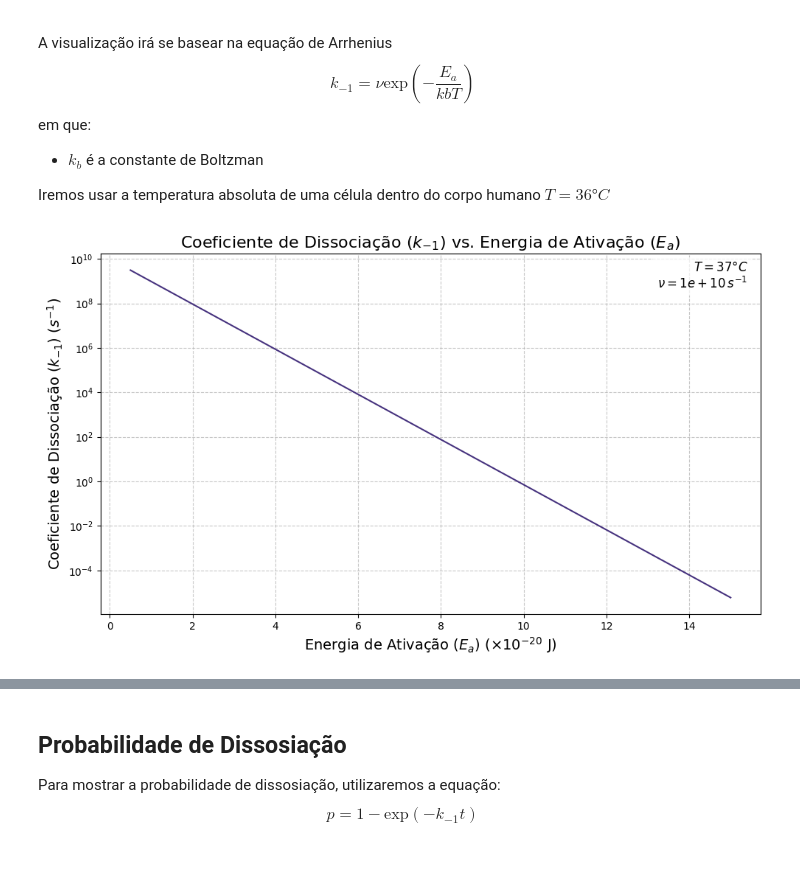
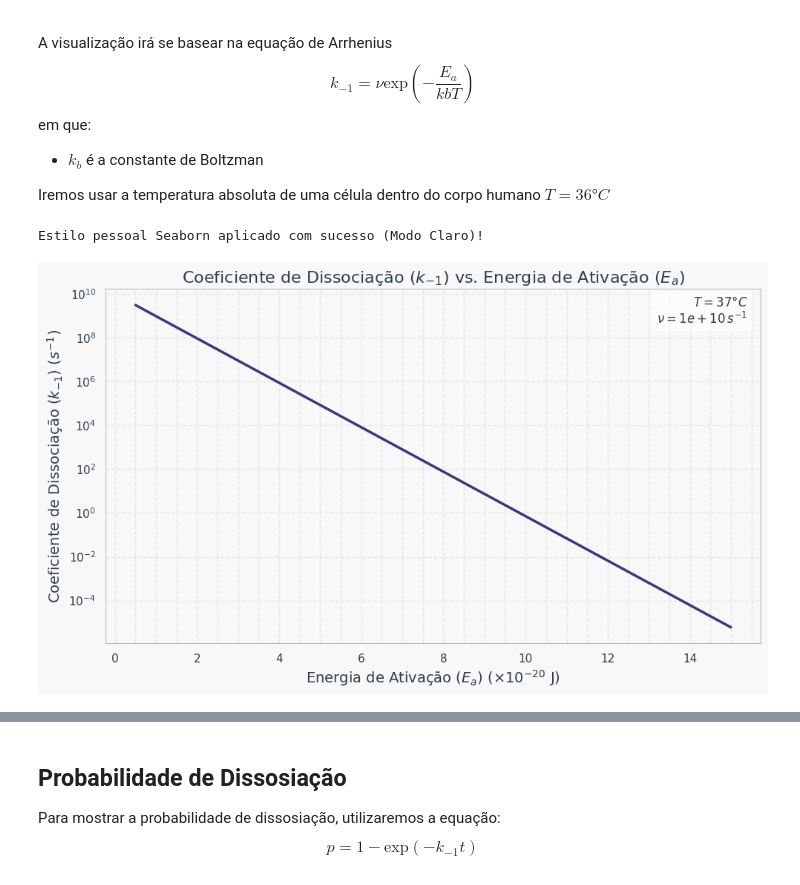
Before and after one commit to orosagustavo/transport-phen-biological, a Jupyter notebook: seminario/coef_dissociacao.ipynb, the cells around one changed output, grey strips where cells are left out. Saved outputs shown, nothing was run; the diff lists cells and outputs as text; code cells hidden in the pictures.

```diff
--- a/seminario/coef_dissociacao.ipynb
+++ b/seminario/coef_dissociacao.ipynb
@@ -33,21 +34,23 @@ nu_range = np.logspace(8, 13, 500) # Faixa de fator pré-exponencial (logarítmi
 k_minus_1_vs_nu = nu_range * np.exp(-Ea_fixed / (kB * T))
 # %%
 # Plot 1: k_-1 vs Ea
+style_gustavo(False)
 plt.figure(figsize=(10, 6))
 plt.plot(Ea_range * 1e20, k_minus_1_vs_Ea, color=sns.color_palette("viridis")[0])
 plt.title(r'Coeficiente de Dissociação ($k_{-1}$) vs. Energia de Ativação ($E_a$)', fontsize=16)
 plt.xlabel(r'Energia de Ativação ($E_a$) ($\times 10^{-20}$ J)', fontsize=14)
 plt.ylabel(r'Coeficiente de Dissociação ($k_{-1}$) ($s^{-1}$)', fontsize=14)
 plt.yscale('log')
 plt.grid(True, which="both", ls="--", alpha=0.7)
 plt.text(0.98, 0.98, f'$T = {T-273.15:.0f}°C$\n$\\nu = {nu_fixed:.0e}\\,s^{{-1}}$',
          horizontalalignment='right', verticalalignment='top',
          transform=plt.gca().transAxes, fontsize=12, bbox=dict(facecolor='white', alpha=0.7, edgecolor='none'))
 plt.tight_layout()
 plt.savefig(os.path.join(img_path, 'coef_diss_energia.png'))
 plt.show()
 # %% [output]
+Estilo pessoal Seaborn aplicado com sucesso (Modo Claro)!
-[figure, old version]
+[figure, new version]
 # %%
 # Plot 2: k_-1 vs nu
 plt.figure(figsize=(10, 6))
```
Also changed, not shown: parts of 4 cells of this notebook, 13 other files.
